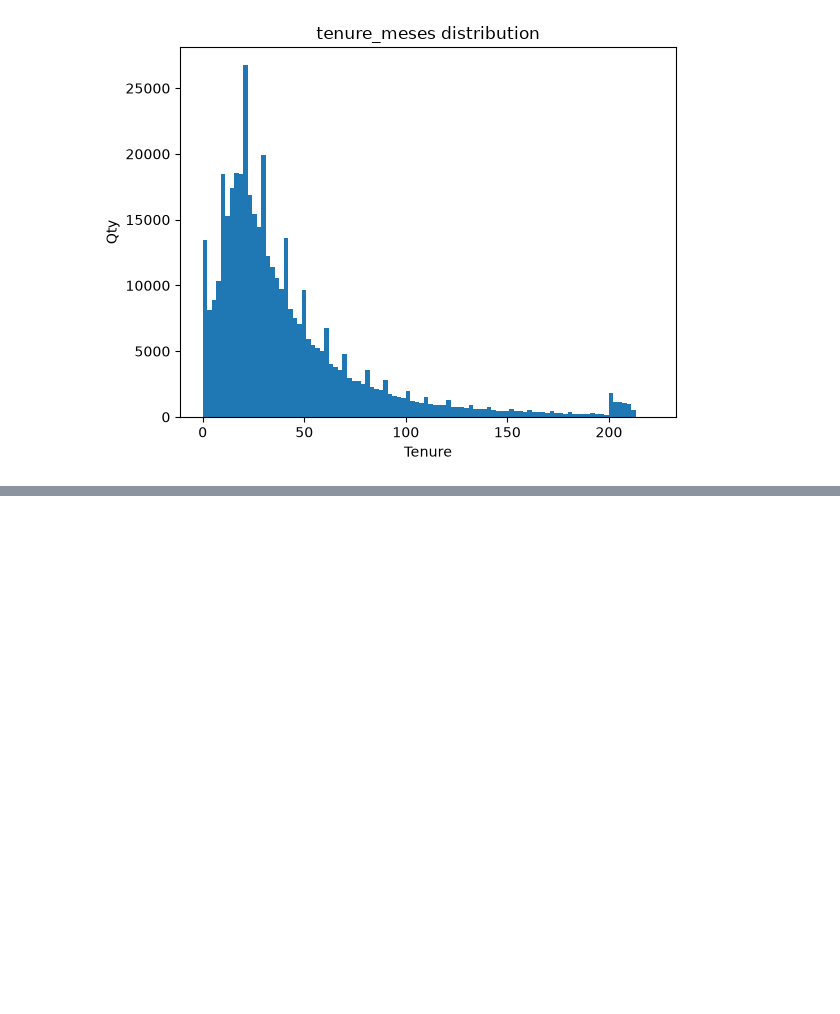
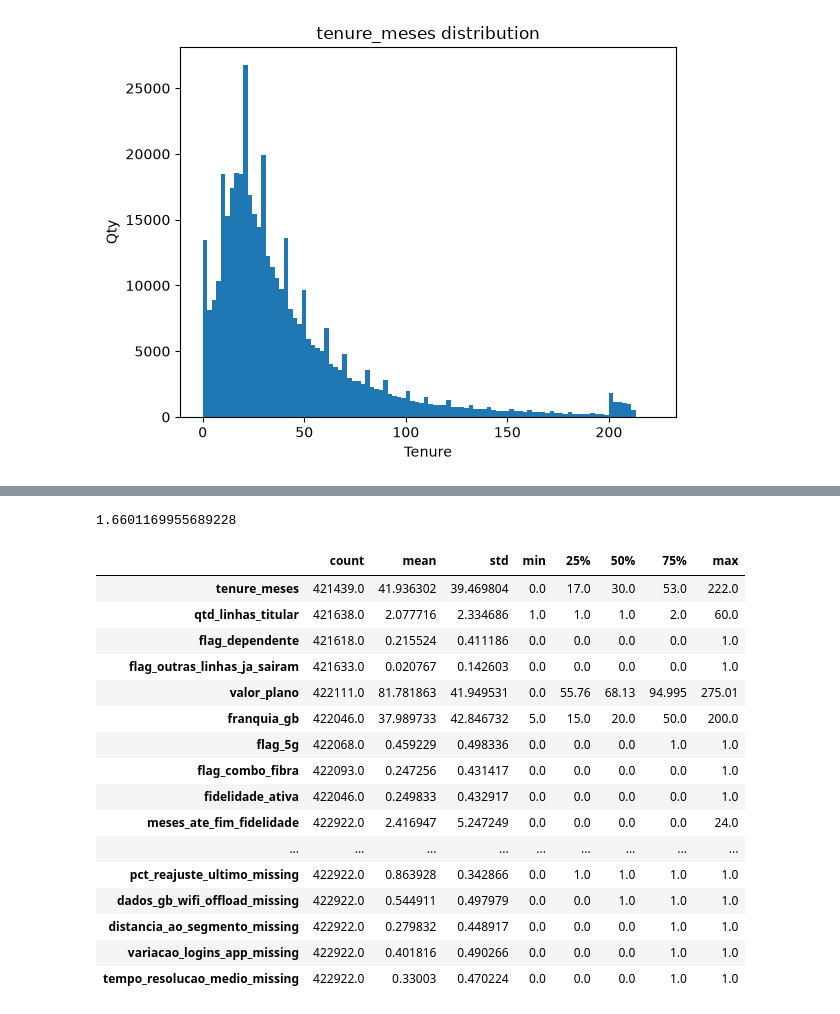
Before and after one commit to marciodosanjos/classification-churn, a Jupyter notebook: notebooks/01_exploracao.ipynb, the cells around one changed output, grey strips where cells are left out. Cells and saved outputs as stored; diff of their text form; code cells hidden in the pictures; blank space fills up the shorter version.

```diff
--- a/notebooks/01_exploracao.ipynb
+++ b/notebooks/01_exploracao.ipynb
@@ -628,0 +745,6 @@ np.float64(-26.18)
+# %%
+# minutos_offnet: neg value?
+X_train['minutos_fixo'].describe()
+X_train.loc[X_train['minutos_fixo'] < 0, 'minutos_fixo'] = pd.NA
+X_test.loc[X_test['minutos_fixo'] < 0, 'minutos_fixo'] = pd.NA
+X_train['minutos_fixo'].describe()
@@ -628,0 +764,49 @@ np.float64(-26.18)
+# %%
+# duracao_media_chamada: valor negativo
+X_train['duracao_media_chamada'].describe()
+neg_dados_gb_mes = X_train.loc[X_train['duracao_media_chamada'] < 0,'duracao_media_chamada'].count()
+#print(neg_dados_gb_mes/len(X_train['duracao_media_chamada']) * 100)
+
+X_train.loc[X_train['duracao_media_chamada'] < 0, 'duracao_media_chamada'] = pd.NA
+X_test.loc[X_test['duracao_media_chamada'] < 0, 'duracao_media_chamada'] = pd.NA
+# %%
+
+# #X_train[["voz_media_3m", "voz_media_6m"]].describe().T #T
+# neg_voz_media_3m = X_train.loc[X_train['voz_media_3m'] < 0,'voz_media_3m'].count()
+# print(neg_voz_media_3m/len(X_train['voz_media_3m']) * 100)
+
+X_train.loc[X_train['voz_media_3m'] < 0, 'voz_media_3m'] = pd.NA
+X_test.loc[X_test['voz_media_3m'] < 0, 'voz_media_3m'] = pd.NA
+X_train.loc[X_train['voz_media_6m'] < 0, 'voz_media_6m'] = pd.NA
+X_test.loc[X_test['voz_media_6m'] < 0, 'voz_media_6m'] = pd.NA
+# %%
+#tempo_resolucao_medio
+
+neg_tempo_resolucao_medio = X_train.loc[X_train['tempo_resolucao_medio'] < 0,'tempo_resolucao_medio'].count()
+print(neg_tempo_resolucao_medio/len(X_train['tempo_resolucao_medio']) * 100)
+
+X_train.loc[X_train['tempo_resolucao_medio'] < 0, 'tempo_resolucao_medio'] = pd.NA
+X_test.loc[X_test['tempo_resolucao_medio'] < 0, 'tempo_resolucao_medio'] = pd.NA
+# %% [output]
+1.6601169955689228
+# %%
+pd.set_option("display.max_rows", None)
+X_train.drop(columns=["id_cliente", "id_linha", "cod_lote_etl", "ddd", "data_corte", "data_churn"]).describe().T #T
+# %% [output]
+|  | count | mean | std | min | 25% | 50% | 75% | max |
+| tenure_meses | 421439.0 | 41.936302 | 39.469804 | 0.0 | 17.0 | 30.0 | 53.0 | 222.0 |
+| qtd_linhas_titular | 421638.0 | 2.077716 | 2.334686 | 1.0 | 1.0 | 1.0 | 2.0 | 60.0 |
+| flag_dependente | 421618.0 | 0.215524 | 0.411186 | 0.0 | 0.0 | 0.0 | 0.0 | 1.0 |
+| flag_outras_linhas_ja_sairam | 421633.0 | 0.020767 | 0.142603 | 0.0 | 0.0 | 0.0 | 0.0 | 1.0 |
+| valor_plano | 422111.0 | 81.781863 | 41.949531 | 0.0 | 55.76 | 68.13 | 94.995 | 275.01 |
+| franquia_gb | 422046.0 | 37.989733 | 42.846732 | 5.0 | 15.0 | 20.0 | 50.0 | 200.0 |
+| flag_5g | 422068.0 | 0.459229 | 0.498336 | 0.0 | 0.0 | 0.0 | 1.0 | 1.0 |
+| flag_combo_fibra | 422093.0 | 0.247256 | 0.431417 | 0.0 | 0.0 | 0.0 | 0.0 | 1.0 |
+| fidelidade_ativa | 422046.0 | 0.249833 | 0.432917 | 0.0 | 0.0 | 0.0 | 0.0 | 1.0 |
+| meses_ate_fim_fidelidade | 422922.0 | 2.416947 | 5.247249 | 0.0 | 0.0 | 0.0 | 0.0 | 24.0 |
+| ... | ... | ... | ... | ... | ... | ... | ... | ... |
+| pct_reajuste_ultimo_missing | 422922.0 | 0.863928 | 0.342866 | 0.0 | 1.0 | 1.0 | 1.0 | 1.0 |
+| dados_gb_wifi_offload_missing | 422922.0 | 0.544911 | 0.497979 | 0.0 | 0.0 | 1.0 | 1.0 | 1.0 |
+| distancia_ao_segmento_missing | 422922.0 | 0.279832 | 0.448917 | 0.0 | 0.0 | 0.0 | 1.0 | 1.0 |
+| variacao_logins_app_missing | 422922.0 | 0.401816 | 0.490266 | 0.0 | 0.0 | 0.0 | 1.0 | 1.0 |
+| tempo_resolucao_medio_missing | 422922.0 | 0.33003 | 0.470224 | 0.0 | 0.0 | 0.0 | 1.0 | 1.0 |
```
Also changed, not shown: parts of 14 cells of this notebook.
